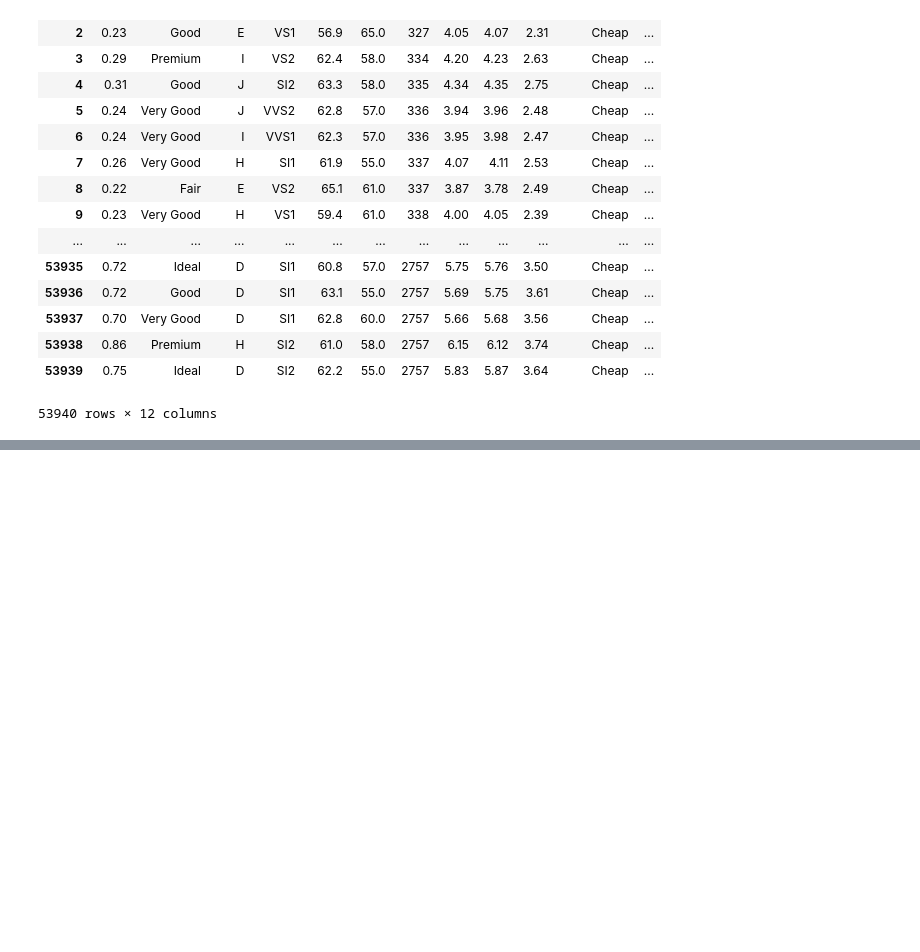
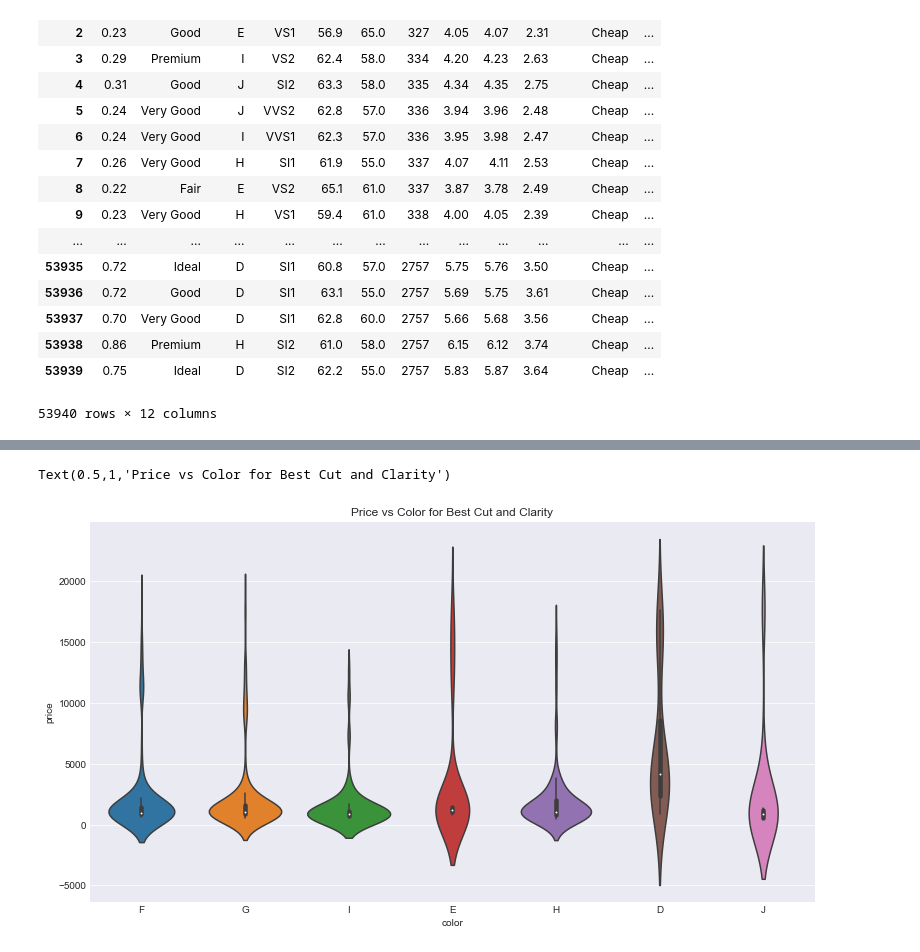
Before and after one commit to ptran265/DataAnalyticsBootcamp, a Jupyter notebook: Diamonds1.ipynb, the cells around one changed output, grey strips where cells are left out. Cells and saved outputs as stored; diff of their text form; code cells hidden in the pictures; blank space fills up the shorter version.

```diff
--- a/Diamonds1.ipynb
+++ b/Diamonds1.ipynb
@@ -217,0 +267,7 @@ df.drop('Unnamed: 0', axis = 1)
+# %%
+plt.subplots(figsize=(13,7))
+sns.violinplot(x='color', y='price', data=cf)
+plt.title('Price vs Color for Best Cut and Clarity')
+# %% [output]
+Text(0.5,1,'Price vs Color for Best Cut and Clarity')
+[figure, added]
```
Also changed, not shown: parts of 33 cells of this notebook.
